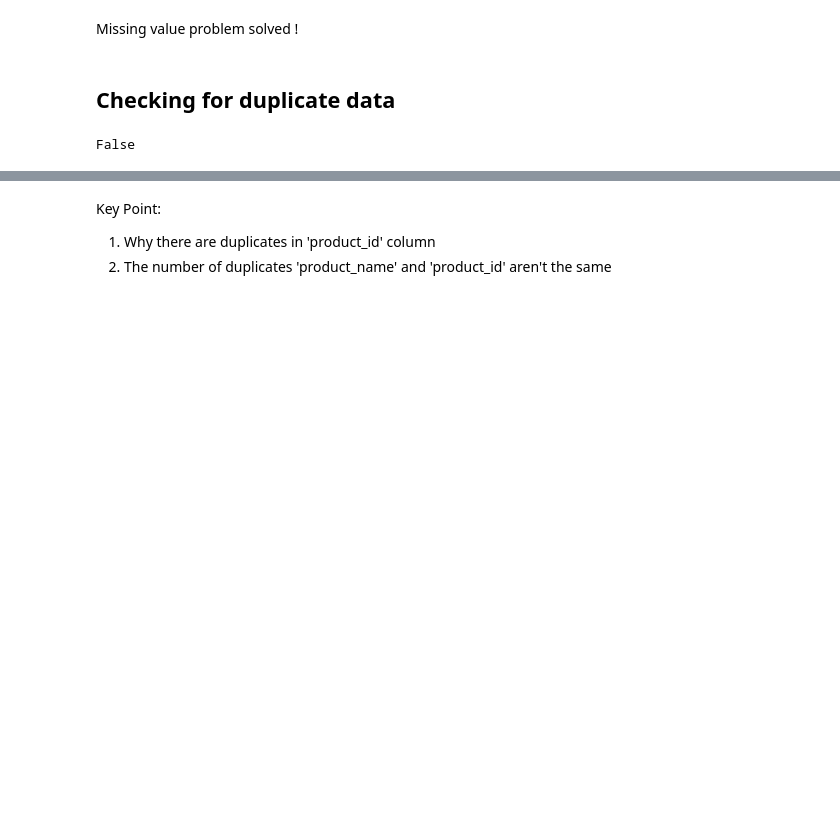
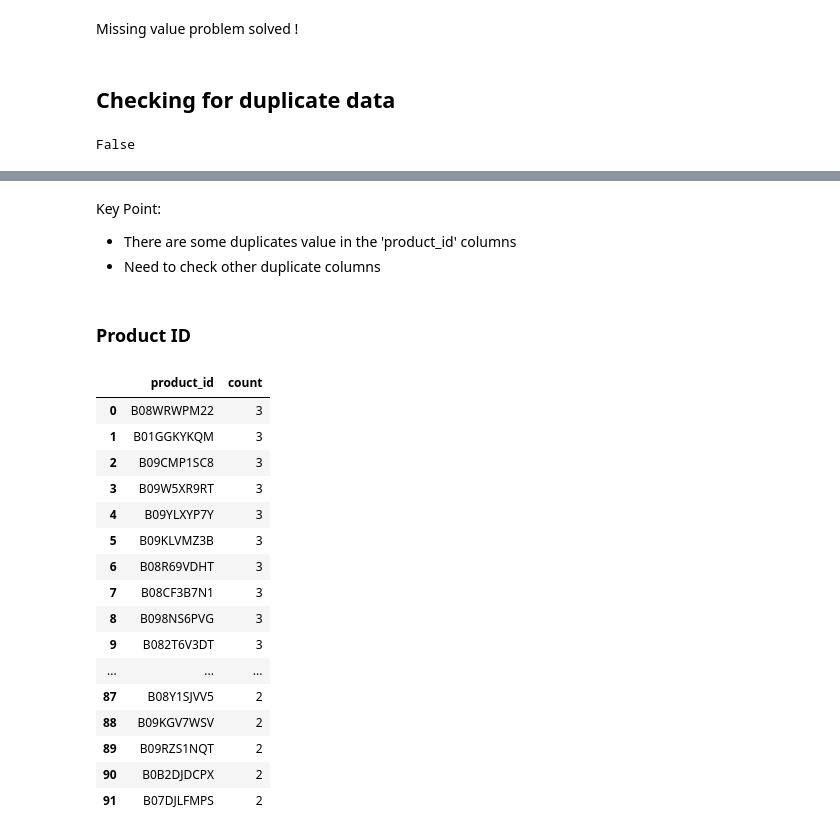
Before and after one commit to Z3DKARI/Amazon-Sales, a Jupyter notebook: amazon_sales.ipynb, the cells around one changed output, grey strips where cells are left out. Cells and saved outputs as stored; diff of their text form; code cells hidden in the pictures; blank space fills up the shorter version.

```diff
--- a/amazon_sales.ipynb
+++ b/amazon_sales.ipynb
@@ -220,5 +241,5 @@ Duplicate in img_link               : 53
 Duplicate in product_link           : 0
 # %% [markdown]
 Key Point:
-1. Why there are duplicates in 'product_id' column
-2. The number of duplicates 'product_name' and 'product_id' aren't the same
+* There are some duplicates value in the 'product_id' columns
+* Need to check other duplicate columns
@@ -224,0 +249,24 @@ Key Point:
+# %% [markdown]
+### Product ID
+# %%
+dupe_id = sales['product_id'].value_counts().reset_index()
+dupe_id = dupe_id.query('count > 1')
+dupe_id
+# %% [output]
+|  | product_id | count |
+| 0 | B08WRWPM22 | 3 |
+| 1 | B01GGKYKQM | 3 |
+| 2 | B09CMP1SC8 | 3 |
+| 3 | B09W5XR9RT | 3 |
+| 4 | B09YLXYP7Y | 3 |
+| 5 | B09KLVMZ3B | 3 |
+| 6 | B08R69VDHT | 3 |
+| 7 | B08CF3B7N1 | 3 |
+| 8 | B098NS6PVG | 3 |
+| 9 | B082T6V3DT | 3 |
+| ... | ... | ... |
+| 87 | B08Y1SJVV5 | 2 |
+| 88 | B09KGV7WSV | 2 |
+| 89 | B09RZS1NQT | 2 |
+| 90 | B0B2DJDCPX | 2 |
+| 91 | B07DJLFMPS | 2 |
```
Also changed, not shown: parts of 32 cells of this notebook.
